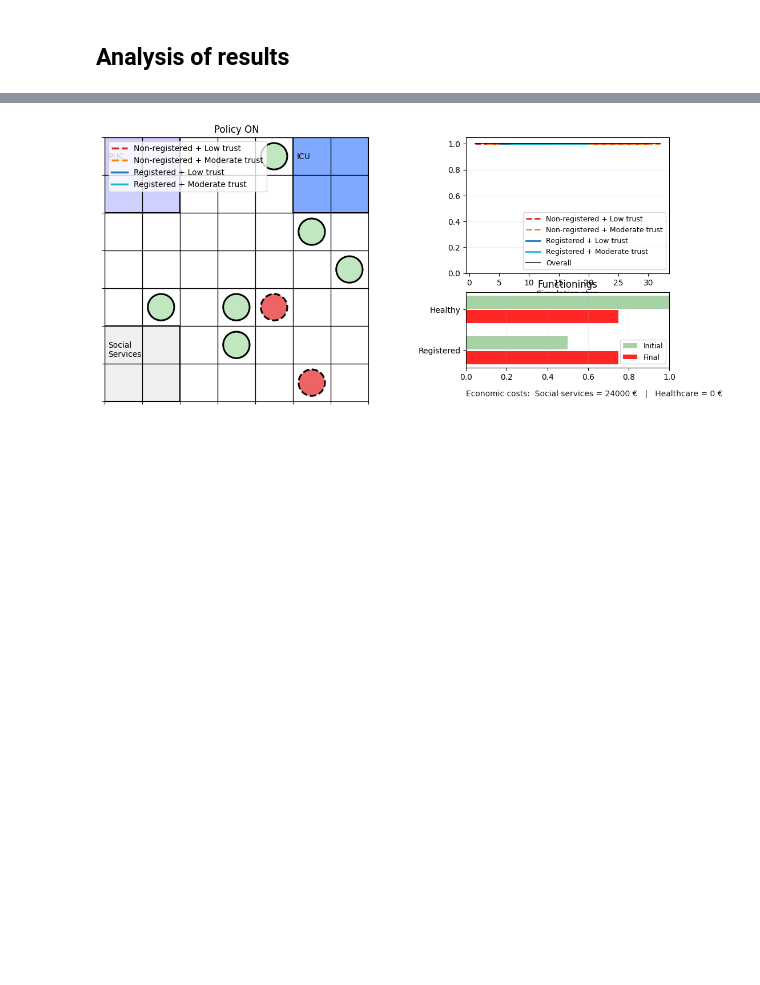
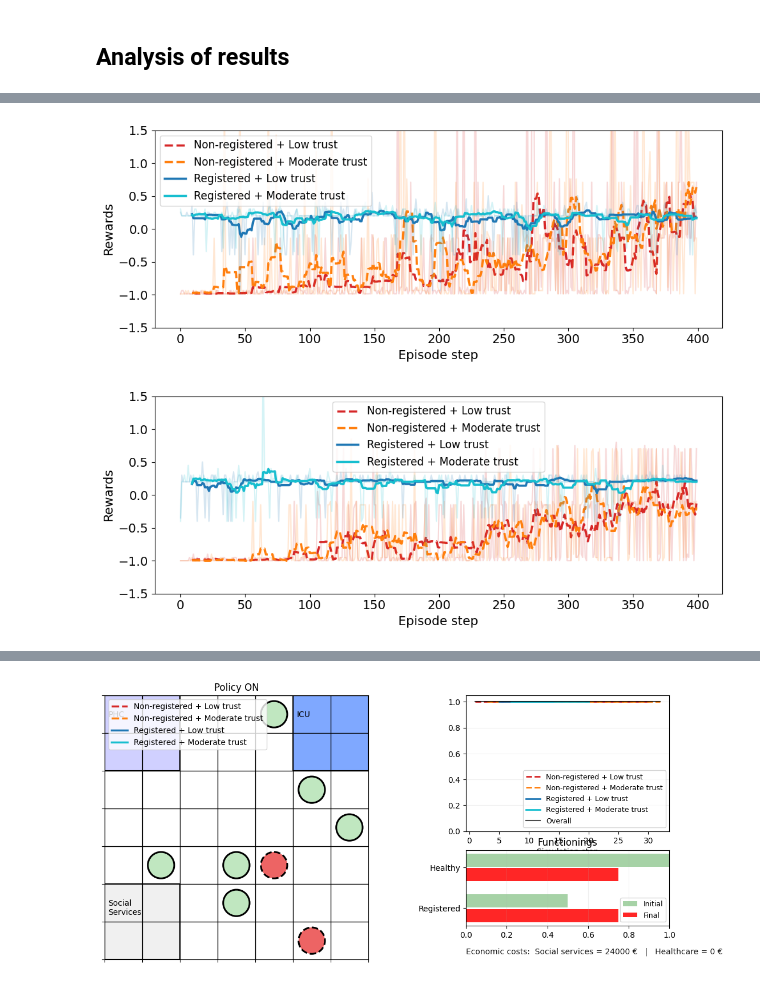
Before and after one commit to albaaguilera/Inclusive-Healthcare, a Jupyter notebook: analysis.ipynb, the cells around one changed output, grey strips where cells are left out. Cells and saved outputs as stored; diff of their text form; code cells hidden in the pictures; blank space fills up the shorter version.

```diff
--- a/analysis.ipynb
+++ b/analysis.ipynb
@@ -108,0 +141,19 @@ plot_mean_optimal_strategy(
+# %%
+# REWARD PLOTS
+from learning.utils import plot_rewards_by_group
+
+def episodes_dict_from_training(df):
+    return {
+        "NONREG_LOW": df["mean_reward_nonreg_low"].tolist(),
+        "NONREG_MOD": df["mean_reward_nonreg_mod"].tolist(),
+        "REG_LOW":    df["mean_reward_reg_low"].tolist(),
+        "REG_MOD":    df["mean_reward_reg_mod"].tolist(),
+    }
+
+# ON
+plot_rewards_by_group(episodes_dict_from_training(df_train_on), w=10)
+# OFF
+plot_rewards_by_group(episodes_dict_from_training(df_train_off), w=10)
+# %% [output]
+[figure, added]
+[figure, added]
```
Also changed, not shown: parts of 10 cells of this notebook, 5 other files.
